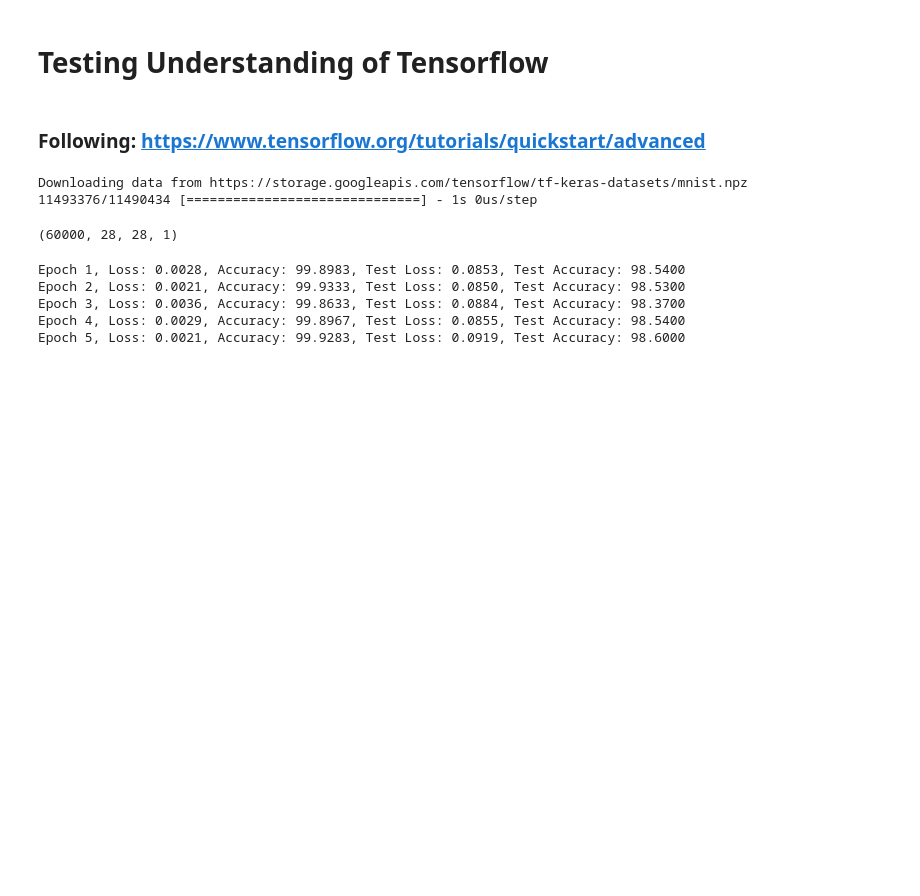
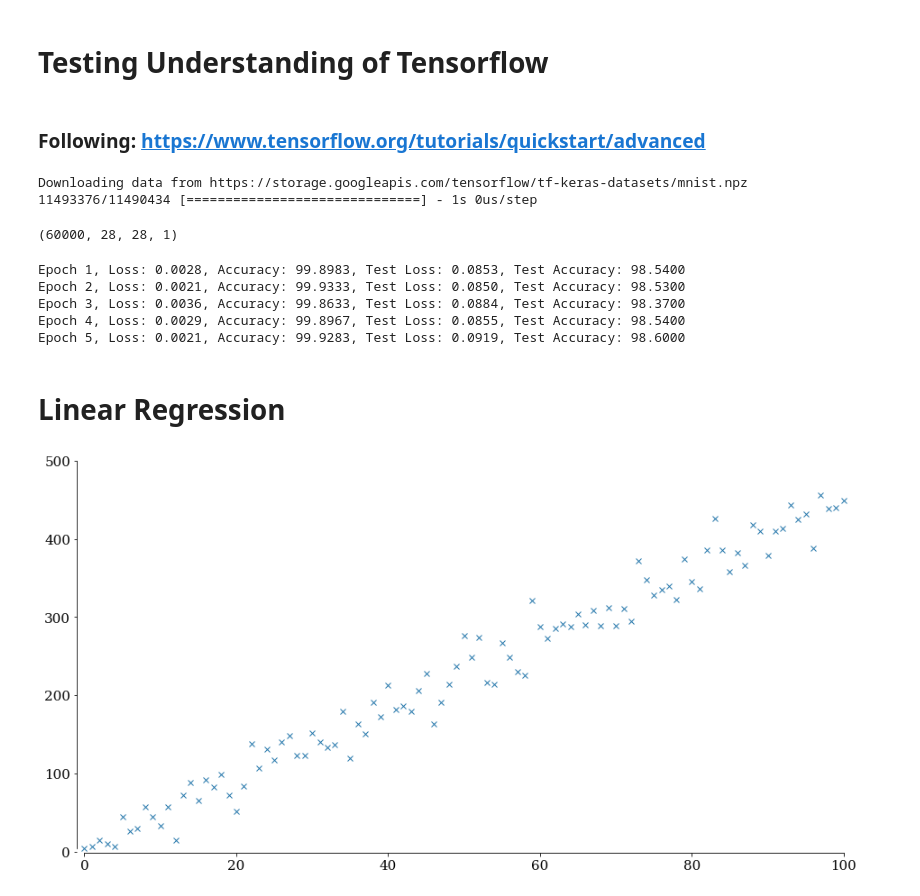
Before and after one commit to joeycrossy/personal_projects, a Jupyter notebook: Tensorflow/Intro_to_TF.ipynb, the cells around one changed output. Drawn from its saved outputs; the diff is of its cells as text; code cells hidden in the pictures; blank space fills up the shorter version.

```diff
--- a/Tensorflow/Intro_to_TF.ipynb
+++ b/Tensorflow/Intro_to_TF.ipynb
@@ -110,3 +110,5 @@ Epoch 2, Loss: 0.0021, Accuracy: 99.9333, Test Loss: 0.0850, Test Accuracy: 98.5
 Epoch 3, Loss: 0.0036, Accuracy: 99.8633, Test Loss: 0.0884, Test Accuracy: 98.3700
 Epoch 4, Loss: 0.0029, Accuracy: 99.8967, Test Loss: 0.0855, Test Accuracy: 98.5400
 Epoch 5, Loss: 0.0021, Accuracy: 99.9283, Test Loss: 0.0919, Test Accuracy: 98.6000
+# %% [markdown]
+# Linear Regression
@@ -112,0 +136,21 @@ Epoch 5, Loss: 0.0021, Accuracy: 99.9283, Test Loss: 0.0919, Test Accuracy: 98.6
+# %%
+def roundup(x):
+    return x if x % 100 == 0 else x + 100 - x % 100
+
+X = np.linspace(0,100,101)
+
+μ_real = 4.5
+
+# Add a "jitter"
+y_true = μ_real * X + np.random.normal(loc=0,scale = 20, size = len(X))
+
+fig,ax = plt.subplots(figsize=(16,8))
+plt.plot(X, y_true, marker= 'x', ls='')
+
+ax.set_xlim(X.min()-(X.max() - X.min())/100)
+ax.set_ylim(y_true.min()-(roundup(y_true.max() - y_true.min())/100), roundup(y_true.max()))
+
+ax.spines['bottom'].set_bounds(X.min(), X.max())
+ax.spines['left'].set_bounds(y_true.min(), roundup(y_true.max()))
+# %% [output]
+[figure, added]
```
Also changed, not shown: parts of 40 cells of this notebook, 4 other files.
